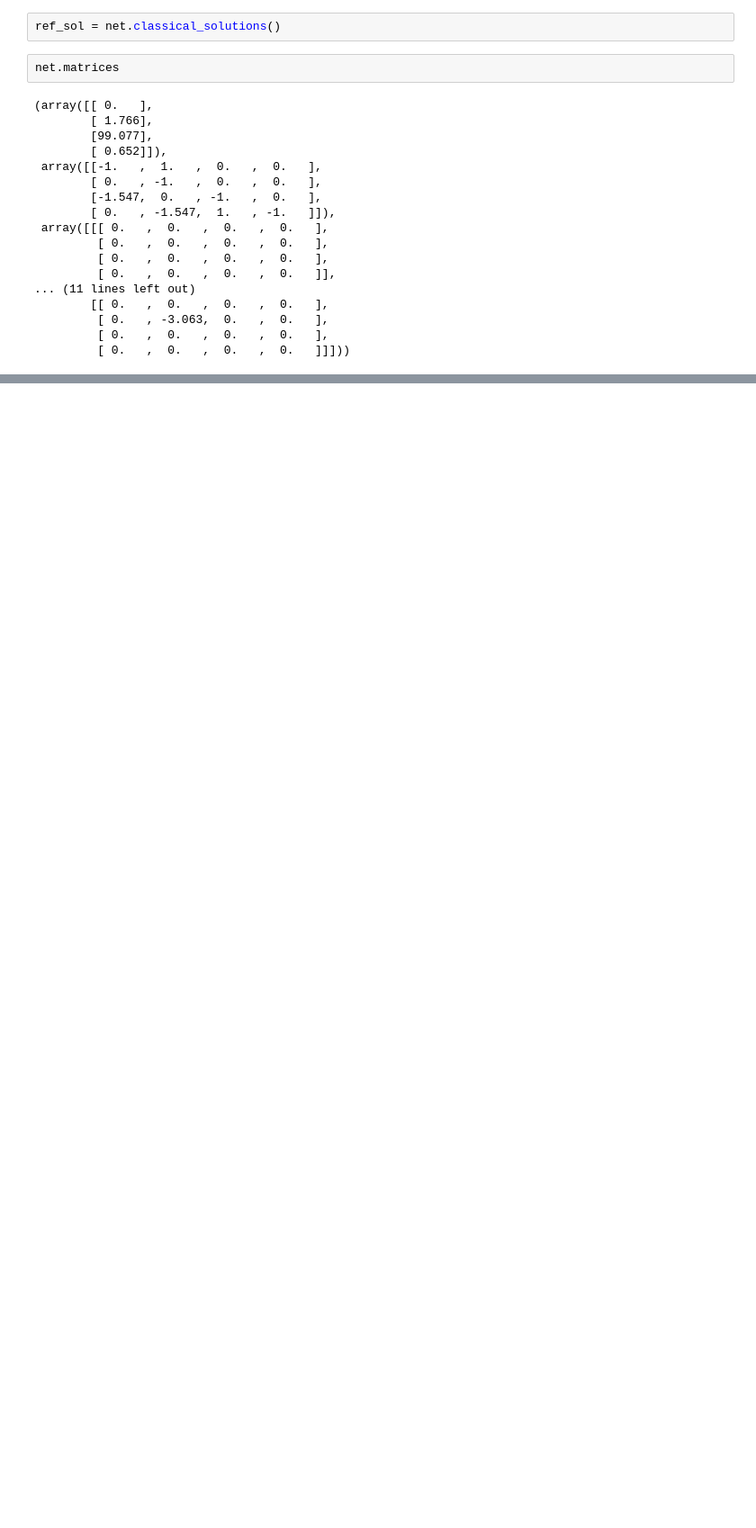
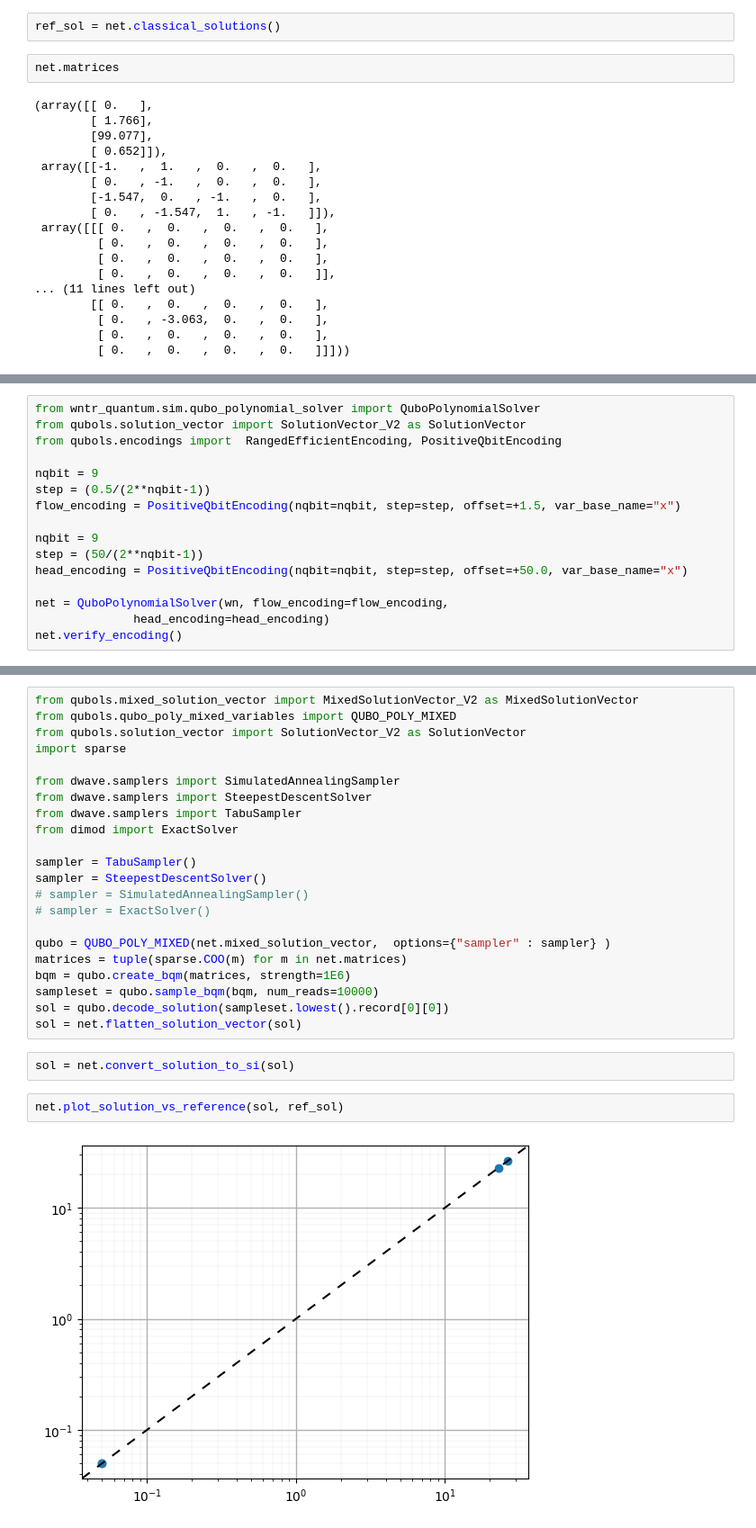
Before and after one commit to QuantumApplicationLab/wntr-quantum, a Jupyter notebook: docs/notebooks/trash/epanet_qubonetwork.ipynb, the cells around one changed output, grey strips where cells are left out. Shown at 90% size. Cells and saved outputs as stored; diff of their text form; blank space fills up the shorter version.

Commit message:
qubo works + refactor

```diff
--- a/docs/notebooks/trash/epanet_qubonetwork.ipynb
+++ b/docs/notebooks/trash/epanet_qubonetwork.ipynb
@@ -160,0 +129,16 @@ from_si(FlowUnits.CFS, 0.05, HydParam.Flow)
+# %%
+from wntr_quantum.sim.qubo_polynomial_solver import QuboPolynomialSolver
+from qubols.solution_vector import SolutionVector_V2 as SolutionVector
+from qubols.encodings import  RangedEfficientEncoding, PositiveQbitEncoding
+
+nqbit = 9
+step = (0.5/(2**nqbit-1))
+flow_encoding = PositiveQbitEncoding(nqbit=nqbit, step=step, offset=+1.5, var_base_name="x")
+
+nqbit = 9
+step = (50/(2**nqbit-1))
+head_encoding = PositiveQbitEncoding(nqbit=nqbit, step=step, offset=+50.0, var_base_name="x")
+
+net = QuboPolynomialSolver(wn, flow_encoding=flow_encoding,
+              head_encoding=head_encoding)
+net.verify_encoding()
@@ -160,0 +148,28 @@ from_si(FlowUnits.CFS, 0.05, HydParam.Flow)
+# %%
+from qubols.mixed_solution_vector import MixedSolutionVector_V2 as MixedSolutionVector
+from qubols.qubo_poly_mixed_variables import QUBO_POLY_MIXED
+from qubols.solution_vector import SolutionVector_V2 as SolutionVector
+import sparse
+
+from dwave.samplers import SimulatedAnnealingSampler
+from dwave.samplers import SteepestDescentSolver
+from dwave.samplers import TabuSampler
+from dimod import ExactSolver
+
+sampler = TabuSampler()
+sampler = SteepestDescentSolver()
+# sampler = SimulatedAnnealingSampler()
+# sampler = ExactSolver()
+
+qubo = QUBO_POLY_MIXED(net.mixed_solution_vector,  options={"sampler" : sampler} )
+matrices = tuple(sparse.COO(m) for m in net.matrices)
+bqm = qubo.create_bqm(matrices, strength=1E6)
+sampleset = qubo.sample_bqm(bqm, num_reads=10000)
+sol = qubo.decode_solution(sampleset.lowest().record[0][0])
+sol = net.flatten_solution_vector(sol)
+# %%
+sol = net.convert_solution_to_si(sol)
+# %%
+net.plot_solution_vs_reference(sol, ref_sol)
+# %% [output]
+[figure, added]
```
Also changed, not shown: parts of 8 cells of this notebook, 11 other files.
